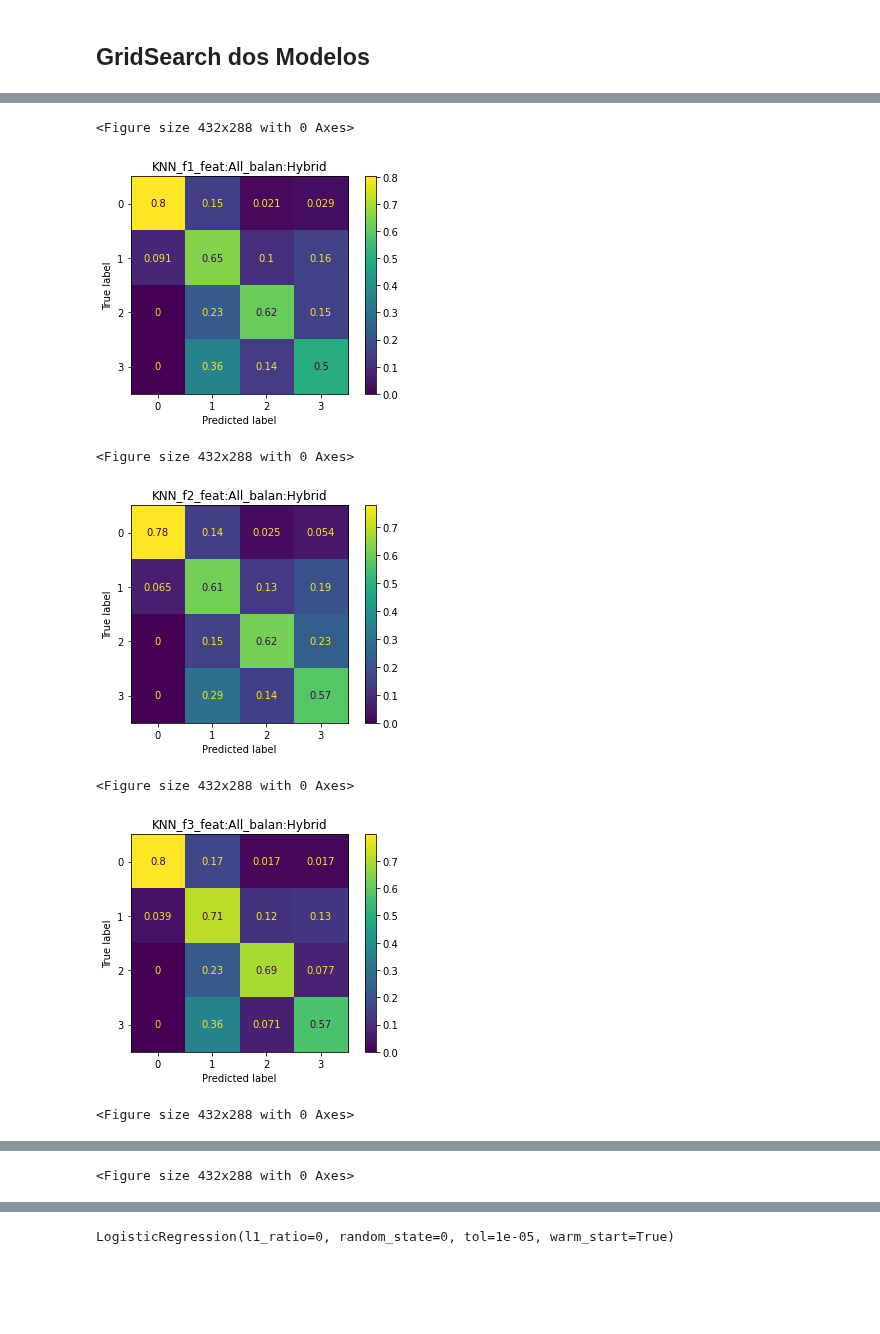
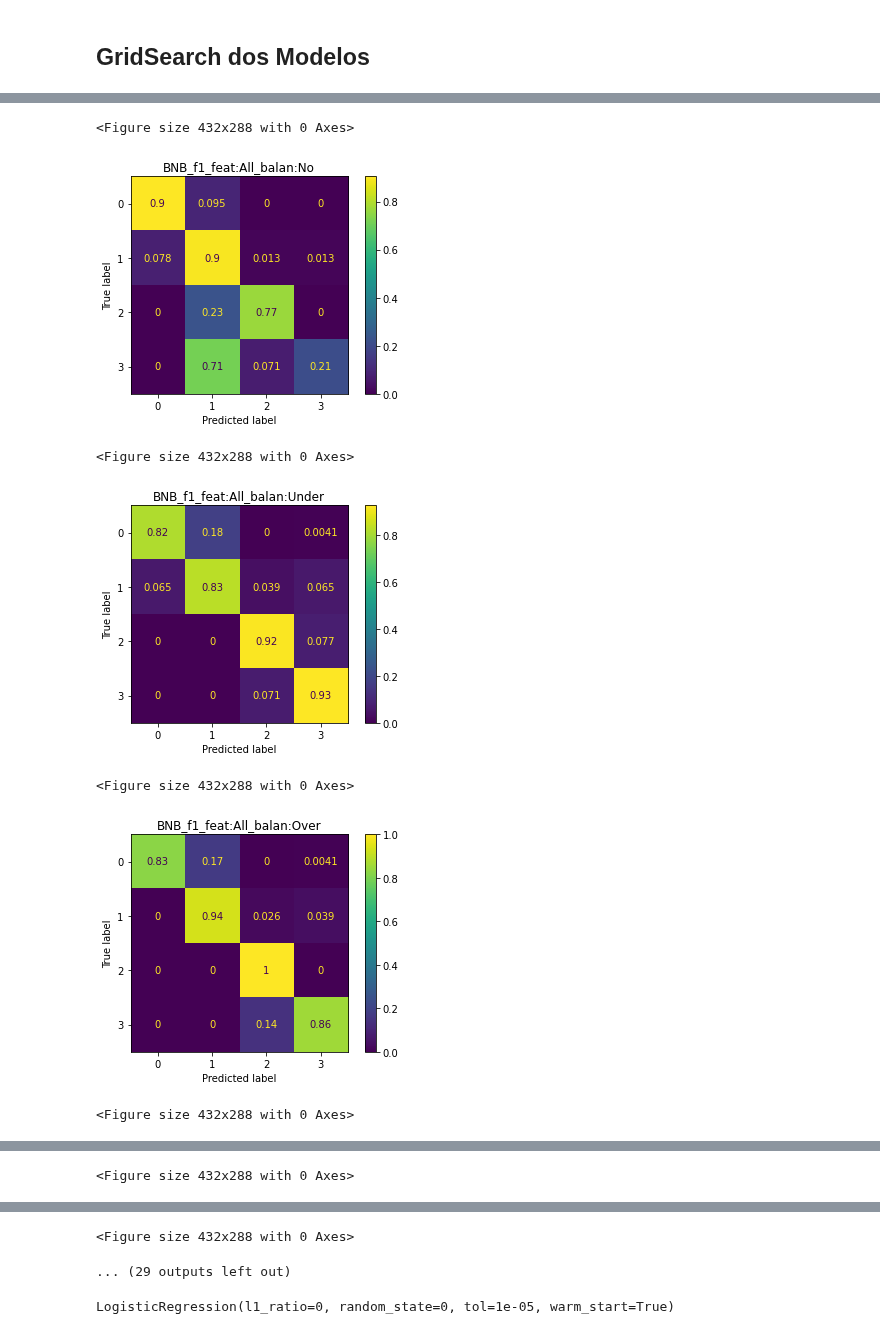
Before and after one commit to lucas-fpaiva/AnalisePred-PES, a Jupyter notebook: Projeto/car_eval/classifier_car.ipynb, the cells around one changed output, grey strips where cells are left out. Saved outputs shown, nothing was run; the diff lists cells and outputs as text; code cells hidden in the pictures; blank space fills up the shorter version.

Commit message:
Melhorado os prints

```diff
--- a/Projeto/car_eval/classifier_car.ipynb
+++ b/Projeto/car_eval/classifier_car.ipynb
@@ -236,7 +236,9 @@ from imblearn.under_sampling import ClusterCentroids, RandomUnderSampler, Edited
 
 def balan_func(X, y,balan_name):
   #['No','Sub', 'Over', 'Hybrid']
-  print (Counter(y).values())
+
+  print("Original Sample ", Counter(y).values())
+
   if balan_name == 'No':
     x_treino, y_treino = treino[features],treino['class']
 
@@ -250,21 +252,21 @@ def balan_func(X, y,balan_name):
   #   cc = ClusterCentroids(sampling_strategy='not minority', random_state=0)
   #   x_treino, y_treino = cc.fit_resample(X, y)
 
-  elif balan_name == 'Sub':
+  elif balan_name == 'Under':
     rus = RandomUnderSampler(sampling_strategy='not minority', replacement=True, random_state=0) #replacement considera independentemente cada classe
     x_treino, y_treino = rus.fit_resample(X, y)
-    print(x_treino.shape,y_treino.shape, Counter(y_treino).values())
+    print("UnderSampling ", x_treino.shape,y_treino.shape, Counter(y_treino).values())
 
   elif balan_name == 'Over': ## Falta atualizar
     x_treino, y_treino = SMOTE(sampling_strategy='not majority').fit_resample(X, y)
-    print(x_treino.shape,y_treino.shape, Counter(y_treino).values())
+    print("OverSampling ", Counter(y_treino).values())
 
   elif balan_name == 'Hybrid': ## Falta atualizar
     classes = {0:450, 1:307, 2:52, 3:55}
     rus = RandomUnderSampler(sampling_strategy=classes, replacement=True, random_state=0) #replacement considera independentemente cada classe
     X, y = rus.fit_resample(X, y)
     x_treino, y_treino = SMOTE(sampling_strategy='not majority').fit_resample(X, y)
-    print(x_treino.shape,y_treino.shape, Counter(y_treino).values())
+    print("HybridSampling ",  Counter(y_treino).values())
 
   return x_treino, y_treino
 # %% [markdown]
@@ -296,8 +298,8 @@ data.head()
 ## GridSearch dos Modelos
 # %%
 data_results = pd.DataFrame([],columns=['Acurácia', 'F1-Score', 'ROC-AUC', 'Fold','Modelo','Parâmetros',"Balanceamento","N_feat","Features"])
-models = ["KNN"]#["KNN", "RL", "BNB", "DT", "PMC",  "RF", "GB"] #"KNN",
-balances = ['Hybrid']#['No','Sub', 'Over', 'Hybrid']
+models = ["BNB"]#["KNN", "RL", "BNB", "DT", "PMC",  "RF", "GB"] #"KNN",
+balances = ['No','Under', 'Over', 'Hybrid']
 n_features = ["All"]#["All",16,11,6]#"All",
 
 for name_model in models:
@@ -339,8 +341,6 @@ for name_model in models:
 
         #treino do modelo com melhores parametros, features e balanceamento
 
-        print(x_treino.shape, y_treino.shape)
-
         model.fit(x_treino, y_treino)
 
         # teste é feito sem balanceamento
@@ -394,7 +394,7 @@ Fold 5 [0.744927536231884, 0.5812470584416638, 0.8687189131929057]
 <Figure size 432x288 with 0 Axes>
-[figure, old version]
+[figure, new version]
 <Figure size 432x288 with 0 Axes>
-[figure, old version]
+[figure, new version]
 <Figure size 432x288 with 0 Axes>
-[figure, old version]
+[figure, new version]
 <Figure size 432x288 with 0 Axes>
@@ -404,3 +404,5 @@ Fold 5 [0.744927536231884, 0.5812470584416638, 0.8687189131929057]
+<Figure size 432x288 with 0 Axes>
+... (29 outputs left out)
 # %%
 model.tolist()
 # %% [output]
```
Also changed, not shown: parts of 1 cell of this notebook.
